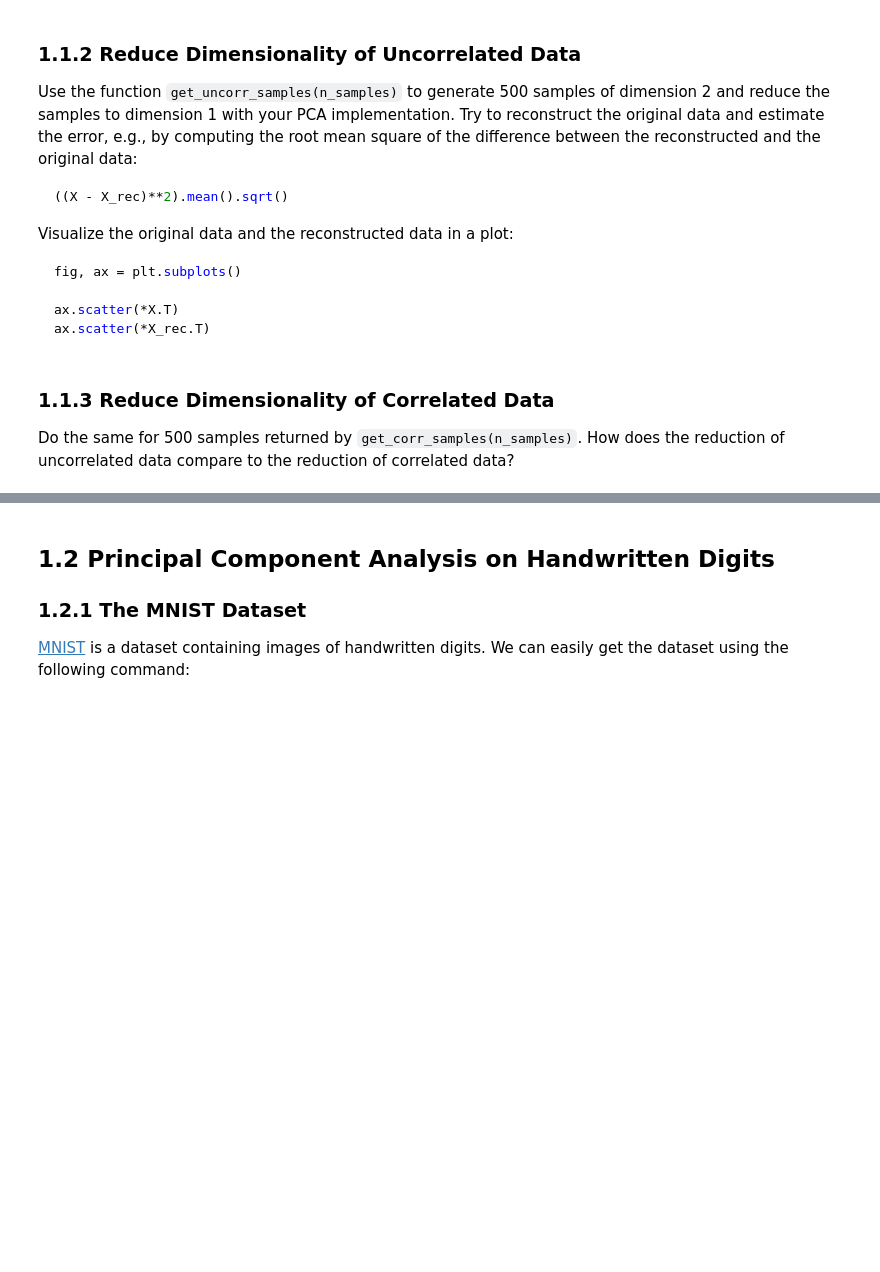
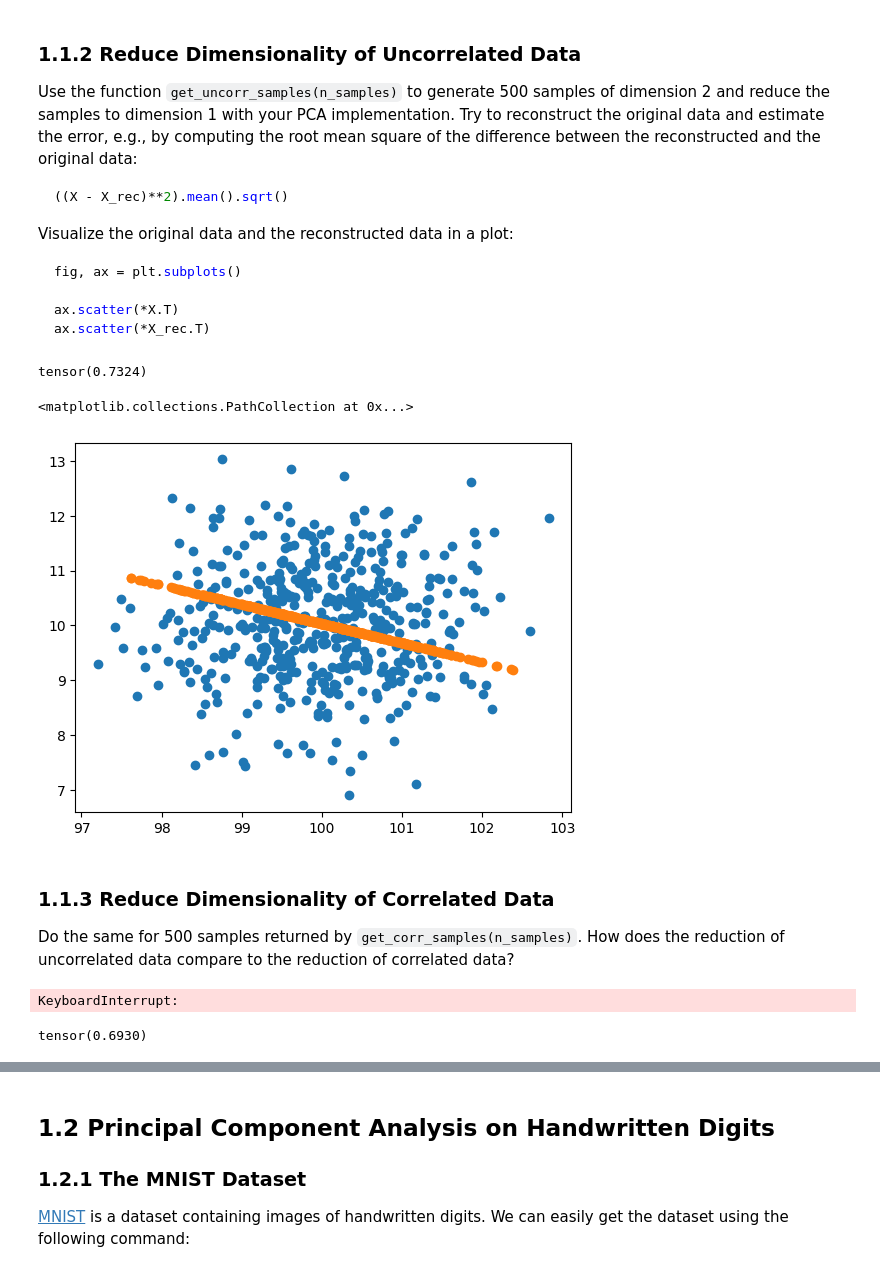
Before and after one commit to RobbeRDG/ann_and_dl_ex_sessions, a Jupyter notebook: es3/1_pca.ipynb, the cells around one changed output, grey strips where cells are left out. Drawn from its saved outputs; the diff is of its cells as text; code cells hidden in the pictures; blank space fills up the shorter version.

```diff
--- a/es3/1_pca.ipynb
+++ b/es3/1_pca.ipynb
@@ -67,10 +68,10 @@ def eig_cov(X):
             columns.
     """
     # Estimate the m x m covariance matrix
-    cov_mtrx = ???
+    cov_mtrx = torch.cov(X.T)
 
     # Compute the eigenvectors and -values of the cov matrix
-    eig_vals, eig_vecs = ???
+    eig_vals, eig_vecs = torch.linalg.eigh(cov_mtrx)
 
     return eig_vals, eig_vecs
 # %% [markdown]
@@ -84,7 +85,7 @@ def sort_eig(eig_vals, eig_vecs):
         eig_vals (torch.Tensor): Tensor of shape
     """
     # Get the inidices that sort the eigenvalues from high to low
-    idxs = ???
+    idxs = torch.argsort(eig_vals, descending=True)
 
     # Sort the eigenvalues and eigenvectors using these indices
     sorted_eig_vals = eig_vals[idxs]
@@ -108,30 +109,30 @@ class PCA:
         self.X_flat = X.flatten(start_dim=1).float()
 
         # Compute the eigenvalues and eigenvectors of X_flat
-        eig_vals, eig_vecs = ???
+        eig_vals, eig_vecs = eig_cov(self.X_flat)
 
         # Sort the eigenvalues and eigenvectors according to decreasing eigenvalues
-        self.eig_vals, self.eig_vecs = ???
+        self.eig_vals, self.eig_vecs = sort_eig(eig_vals, eig_vecs)
 
         # Compute the mean of all data samples
         self.X_mean = self.X_flat.mean(dim=0)[None, :]
 
     def run(self, n):
         # Get the n largest eigenvectors as an n x m matrix
-        self.P = ???
+        self.P = self.eig_vecs[:n]
 
         # Shift center of X to origin before transforming
-        X_center = ???
+        X_center = torch.sub(self.X, self.X_mean)
 
         # Perform dimensionality reduction
         # Think about the shapes of the matrices!
-        self.Z = ???
+        self.Z = torch.matmul(self.P, X_center.T)
 
         # Reconstruct X from encodings
-        X_rec = ???
+        X_rec = torch.matmul(self.P.T, self.Z)
 
         # Shift center back to original
-        X_rec += self.X_mean
+        X_rec = torch.add(X_rec.T, self.X_mean)
 
         # Reshape to original shape
         self.X_rec_flat = X_rec
@@ -172,3 +171,28 @@ ax.scatter(*X_rec.T)
+# %%
+# Get the samples
+input_samples = get_uncorr_samples(500)
+
+# Perform the PCA and reduce the dimensionality from 2 to 1
+pca = PCA(input_samples)
+pca.run(1)
+
+# Get the normal reconstructed samples
+original_samples = pca.X
+reconstructed_samples = pca.X_rec
+# %%
+# Calculate error
+((original_samples - reconstructed_samples)**2).mean().sqrt()
+# %% [output]
+tensor(0.7324)
+# %%
+# Visualisation
+fig, ax = plt.subplots()
+
+ax.scatter(*original_samples.T)
+ax.scatter(*reconstructed_samples.T)
+# %% [output]
+<matplotlib.collections.PathCollection at 0x...>
+[figure, added]
 # %% [markdown]
 ### 1.1.3 Reduce Dimensionality of Correlated Data
 
@@ -177,0 +200,18 @@ Do the same for 500 samples returned by `get_corr_samples(n_samples)`. How does
+# %%
+# Get the samples
+input_samples_corr = get_corr_samples(500)
+
+# Perform the PCA and reduce the dimensionality from 2 to 1
+pca_corr = PCA(input_samples_corr)
+pca_corr.run(1)
+
+# Get the normal reconstructed samples
+original_samples_corr = pca_corr.X
+reconstructed_samples_corr = pca_corr.X_rec
+# %% [output]
+KeyboardInterrupt:
+# %%
+# Calculate error
+((original_samples_corr - reconstructed_samples_corr)**2).mean().sqrt()
+# %% [output]
+tensor(0.6930)
```
Also changed, not shown: parts of 29 cells of this notebook, 3 other files.
